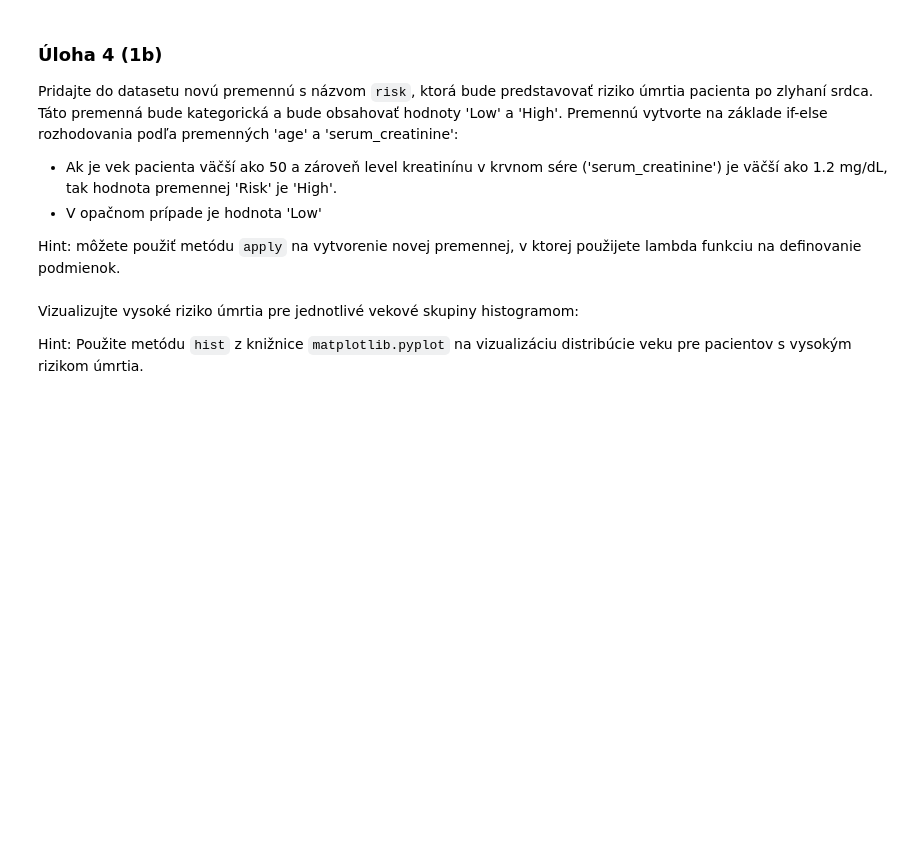
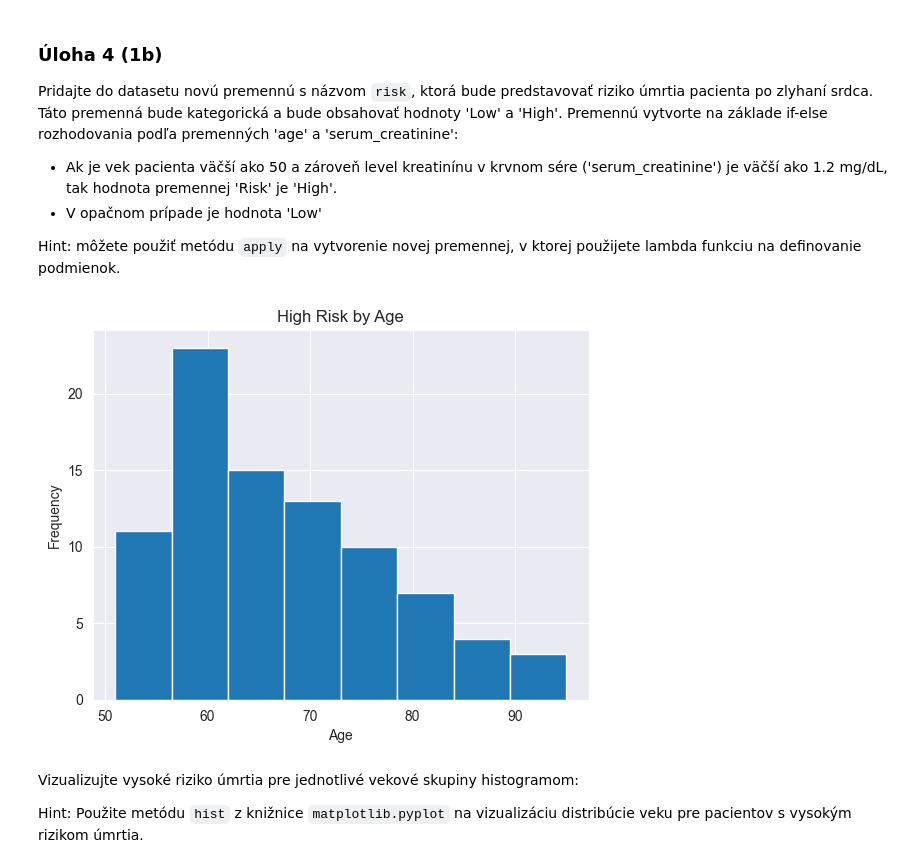
Before and after one commit to fri-linda/SSBU_25, a Jupyter notebook: cv4/CV4_2_Zadanie_1.ipynb, the cells around one changed output. Cells and saved outputs as stored; diff of their text form; code cells hidden in the pictures; blank space fills up the shorter version.

```diff
--- a/cv4/CV4_2_Zadanie_1.ipynb
+++ b/cv4/CV4_2_Zadanie_1.ipynb
@@ -15,3 +26,18 @@ Načítajte dataset do premennej `data_hf`.
 # %%
 # TODO
+import pandas as pd
+from ucimlrepo import fetch_ucirepo
+
+# Načítanie datasetu
+heart_failure_clinical_records = fetch_ucirepo(id=519)
+
+# Získanie features (X) a targets (y)
+X = heart_failure_clinical_records.data.features  # pandas DataFrame
+y = heart_failure_clinical_records.data.targets  # pandas DataFrame
+
+# Spojenie features a target do jedného DataFrame
+data_hf = pd.concat([X, y], axis=1)
+
+# Zobrazenie prvých 5 riadkov
+print(data_hf.head())
 # %% [output]
@@ -74,18 +237,21 @@ Premennú vytvorte na základe if-else rozhodovania podľa premenných 'age' a '
 Hint: môžete použiť metódu `apply` na vytvorenie novej premennej, v ktorej použijete lambda funkciu na definovanie podmienok.
 # %%
 import matplotlib.pyplot as plt
+data_hw = data_hf
 # Add the 'risk' variable
 data_hw['risk'] = data_hw.apply(lambda row: 'High' if row['age'] > 50 and row['serum_creatinine'] > 1.2 else 'Low', axis=1)
 
 # Visualize high risk by age
 
 
 high_risk = data_hw[data_hw['risk'] == 'High']
 plt.hist(high_risk['age'], bins='auto')
 plt.title('High Risk by Age')
 plt.xlabel('Age')
 plt.ylabel('Frequency')
 plt.show()
+# %% [output]
+[figure, added]
 # %% [markdown]
 Vizualizujte vysoké riziko úmrtia pre jednotlivé vekové skupiny histogramom:
 
```
Also changed, not shown: parts of 17 cells of this notebook, 2 other files.
